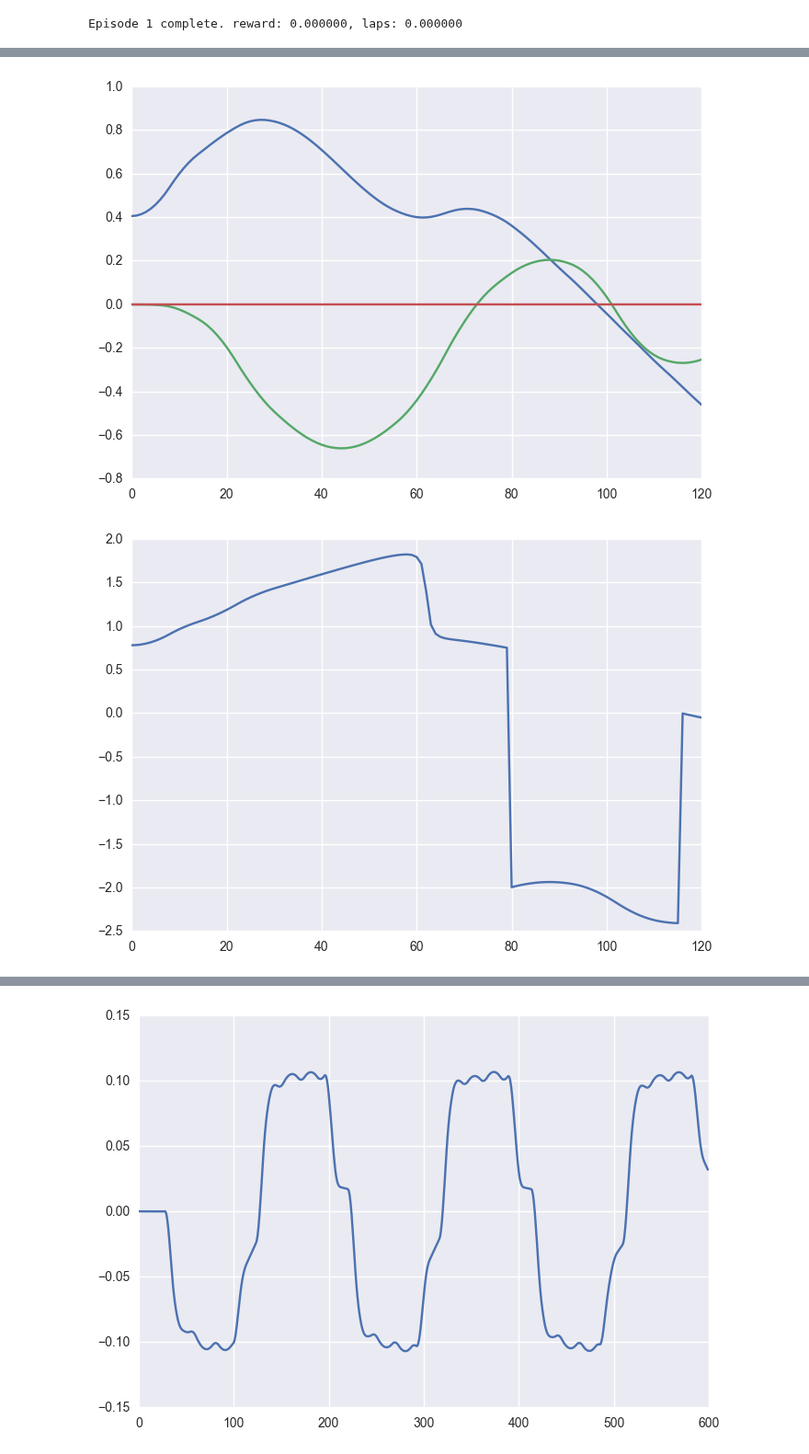
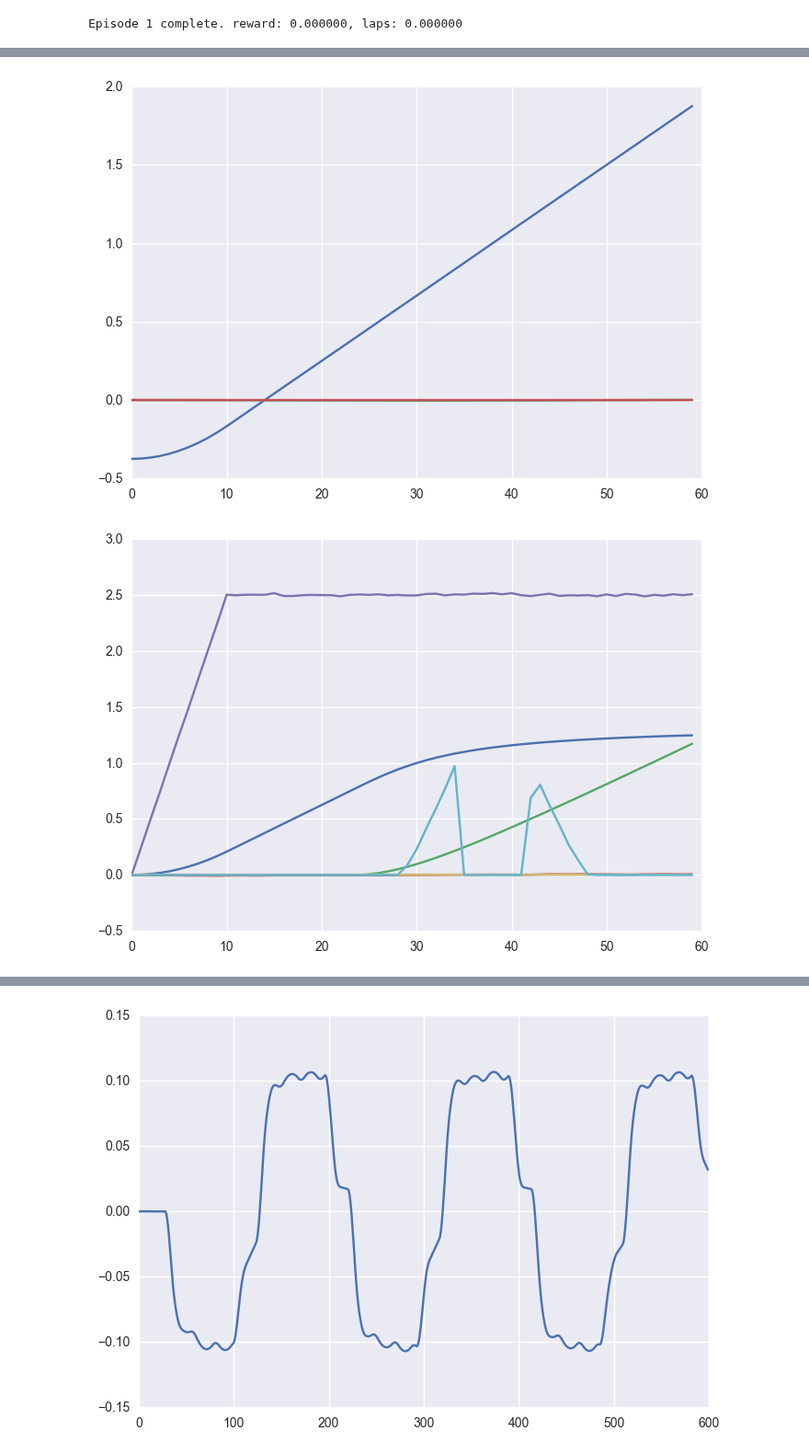
Before and after one commit to jcsharp/DriveIt, a Jupyter notebook: Baseline-Multi.ipynb, the cells around one changed output, grey strips where cells are left out. Shown at 92% size. Drawn from its saved outputs; the diff is of its cells as text; code cells hidden in the pictures.

```diff
--- a/Baseline-Multi.ipynb
+++ b/Baseline-Multi.ipynb
@@ -10,19 +10,19 @@ import numpy as np
 from numpy import pi
 
 num_episodes = 1  # number of episodes to run
-time_limit = 2.0
+time_limit = 10.
 throttle_limit = 0.75
 gamma = 0.995
 epsilon = 0.1
 kp, kv = 15.0, 3.0
 random_position=True
 
-cars = [Car(Color.black), Car(Color.green)]#, Car(Color.pink)]
+cars = [Car(Color.black), Car(Color.green), Car(Color.pink)]
 pos = [PositionTracking(car.specs) for car in cars]
 env = DriveItEnv(cars, time_limit, gamma)
 observations = env._reset(random_position)
 beliefs = PositionTracking.reset_all(pos, observations)
-ym_ = 0.0
+ym_ = [0.0 for c in cars]
 done = False
 reward_episode = 0
 reward_sum = 0.0
@@ -36,10 +36,10 @@ for i_episode in range(1, num_episodes + 1):
             env.render()
 
         actions = []
-        for b in beliefs:
-            xm, ym, theta, v, K, blue = b
-            ym_dot = (ym - ym_) / dt
-            ym_ = ym
+        for i in range(len(cars)):
+            xm, ym, theta, v, K, blue = beliefs[i]
+            ym_dot = (ym - ym_[i]) / dt
+            ym_[i] = ym
             f = K + kp * ym + kv * ym_dot
             if f > epsilon: action = 2
             elif f < -epsilon: action = 1
@@ -99,9 +103,9 @@ y = plt.plot([p[i] for p in belpos])
 # %%
 y = plt.plot([p for p in belpos])
 # %% [output]
-[figure, old version]
+[figure, new version]
 # %%
-y = plt.plot([b[0] for b in bel])
+y = plt.plot([b for b in bel])
 # %% [output]
-[figure, old version]
+[figure, new version]
 # %%
```
Also changed, not shown: parts of 3 cells of this notebook, 2 other files.
